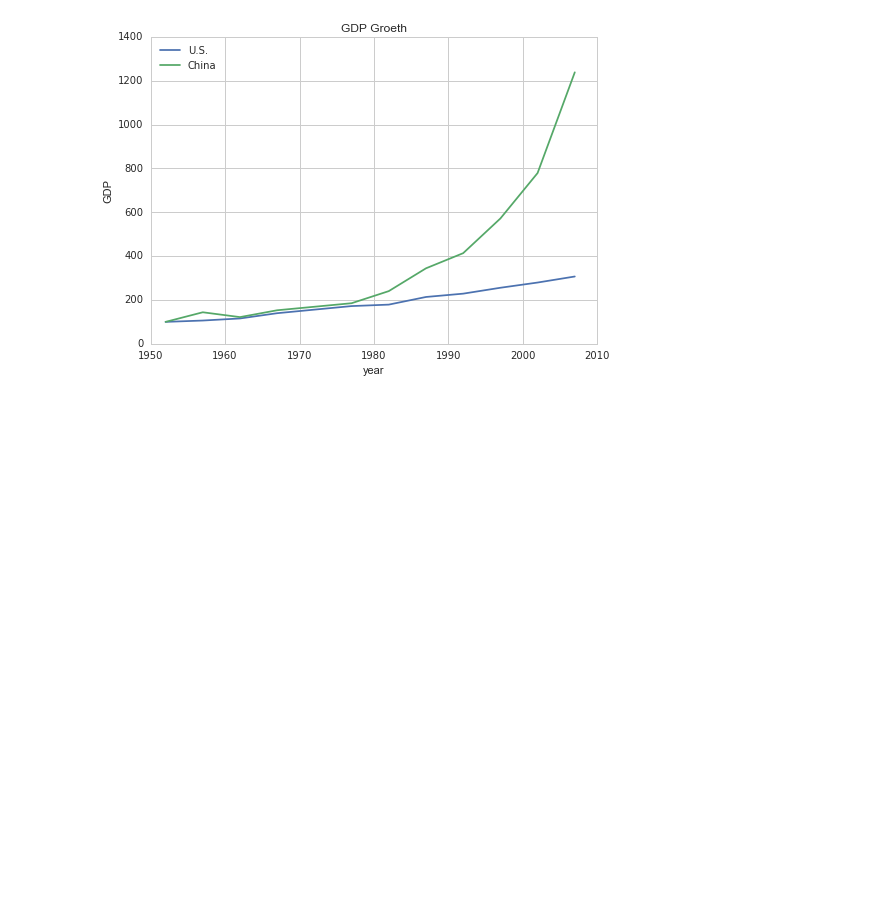
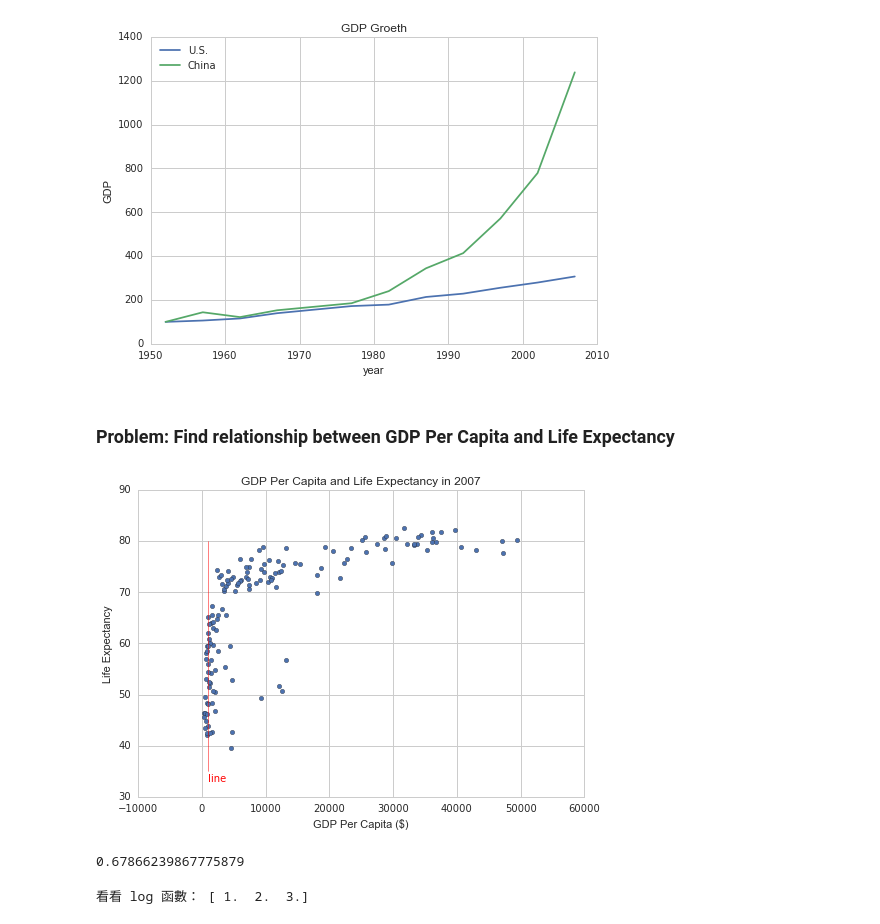
Before and after one commit to kriloc/deeplearning, a Jupyter notebook: Visualization/Matplotlib-First_Time.ipynb, the cells around one changed output. Saved outputs shown, nothing was run; the diff lists cells and outputs as text; code cells hidden in the pictures; blank space fills up the shorter version.

```diff
--- a/Visualization/Matplotlib-First_Time.ipynb
+++ b/Visualization/Matplotlib-First_Time.ipynb
@@ -258,0 +259,29 @@ plt.show()
+# %% [markdown]
+### Problem: Find relationship between GDP Per Capita and Life Expectancy
+# %%
+from matplotlib.lines import Line2D
+figure, ax = plt.subplots()
+plt.scatter(data_2007.gdpPerCapita, data_2007.lifeExpectancy)
+plt.title('GDP Per Capita and Life Expectancy in 2007')
+plt.xlabel('GDP Per Capita ($)')
+plt.ylabel('Life Expectancy')
+# 加一對比用直線
+line1 = [(1000,35),(1000,80)]
+(line1_xs, line1_ys) = zip(*line1)
+ax.add_line(Line2D(line1_xs, line1_ys, linewidth=.5, color='red'))
+plt.text(1050, 33, r'line',color='red', fontsize=10)
+plt.plot()
+
+plt.show()
+# %% [output]
+[figure, added]
+# %%
+#Compute correlation
+data_2007.gdpPerCapita.corr(data_2007.lifeExpectancy)
+# %% [output]
+0.67866239867775879
+# %%
+# 散佈區間在0-10000太密集，縮小比例尺看看, 使用 log
+print "看看 log 函數：", np.log10([10,100,1000])
+# %% [output]
+看看 log 函數： [ 1.  2.  3.]
```
Also changed, not shown: parts of 35 cells of this notebook, 3 other files.
